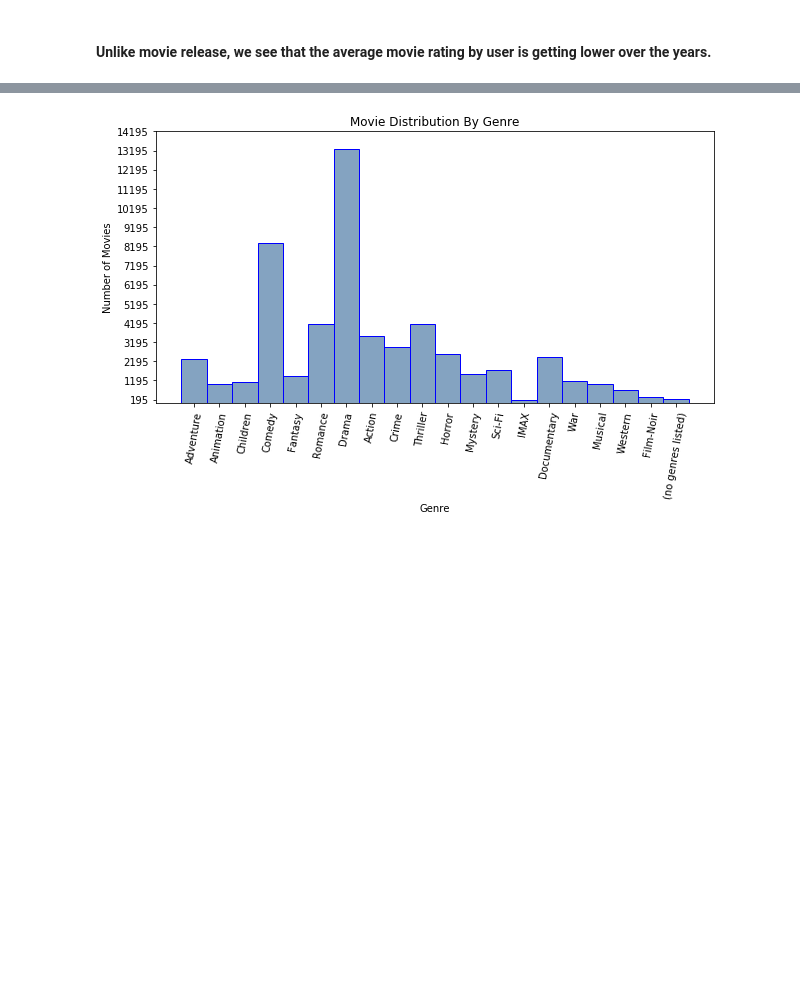
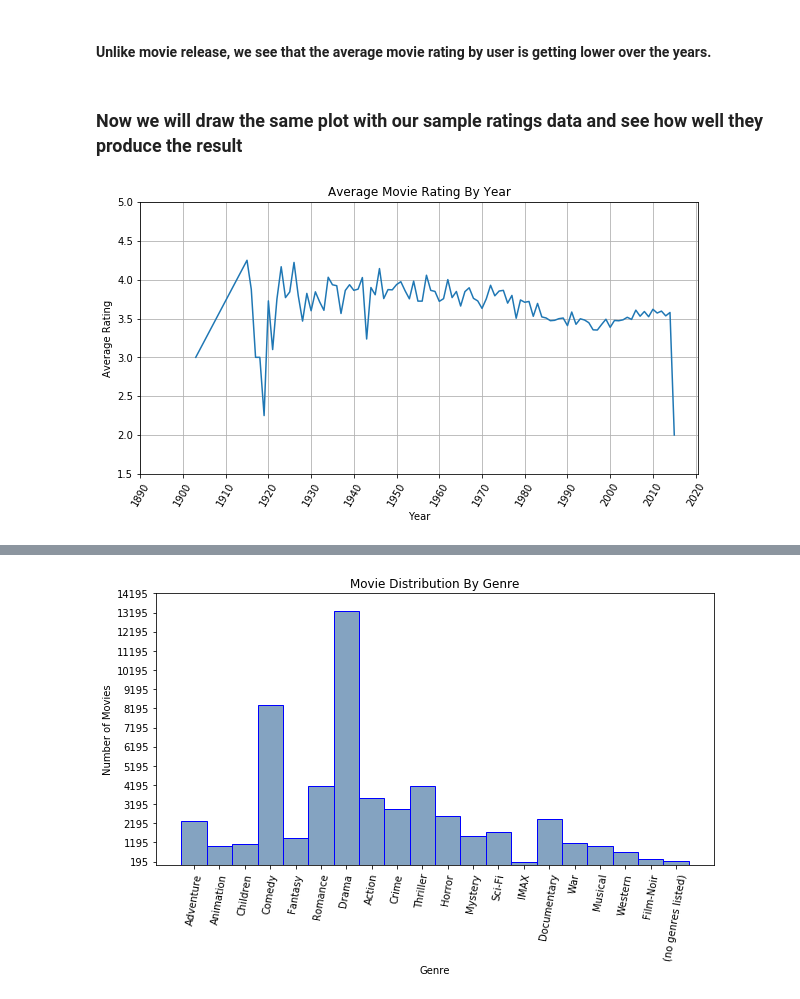
Before and after one commit to maliakber/algorithm-data-model-csc-501, a Jupyter notebook: source/csc-501-assignment-1-jupnote.ipynb, the cells around one changed output, grey strips where cells are left out. Cells and saved outputs as stored; diff of their text form; code cells hidden in the pictures; blank space fills up the shorter version.

```diff
--- a/source/csc-501-assignment-1-jupnote.ipynb
+++ b/source/csc-501-assignment-1-jupnote.ipynb
@@ -127,0 +131,6 @@ movies_ratings_title = pd.merge(movies[['movieId', 'title']], ratings[['movieId'
+# %%
+sample_ratings = ratings.sample(n=100000, random_state=1)
+# %%
+%%time
+sample_movies_ratings_year = pd.merge(movies[['movieId', 'year']], sample_ratings[['movieId', 'rating']], on='movieId')
+sample_movies_ratings_title = pd.merge(movies[['movieId', 'title']], sample_ratings[['movieId', 'rating']], on='movieId')
@@ -164,2 +177,21 @@ ratings_per_year()
 # %% [markdown]
 #### Unlike movie release, we see that the average movie rating by user is getting lower over the years.
+# %% [markdown]
+### Now we will draw the same plot with our sample ratings data and see how well they produce the result
+# %%
+def sample_ratings_per_year():
+    avg_rating = sample_movies_ratings_year.groupby('year').rating.mean()
+    plt.figure(figsize=(10,5))
+    plt.plot(avg_rating)
+    plt.xticks(np.arange(1890, 2015 + 10, 10), rotation=60)
+    plt.yticks(np.arange(1.5,5.5,0.5))
+    plt.ylabel("Average Rating")
+    plt.xlabel("Year")
+    plt.title("Average Movie Rating By Year")
+    plt.grid()
+    plt.show()
+
+
+sample_ratings_per_year()
+# %% [output]
+[figure, added]
```
Also changed, not shown: parts of 16 cells of this notebook, 1 other file.
